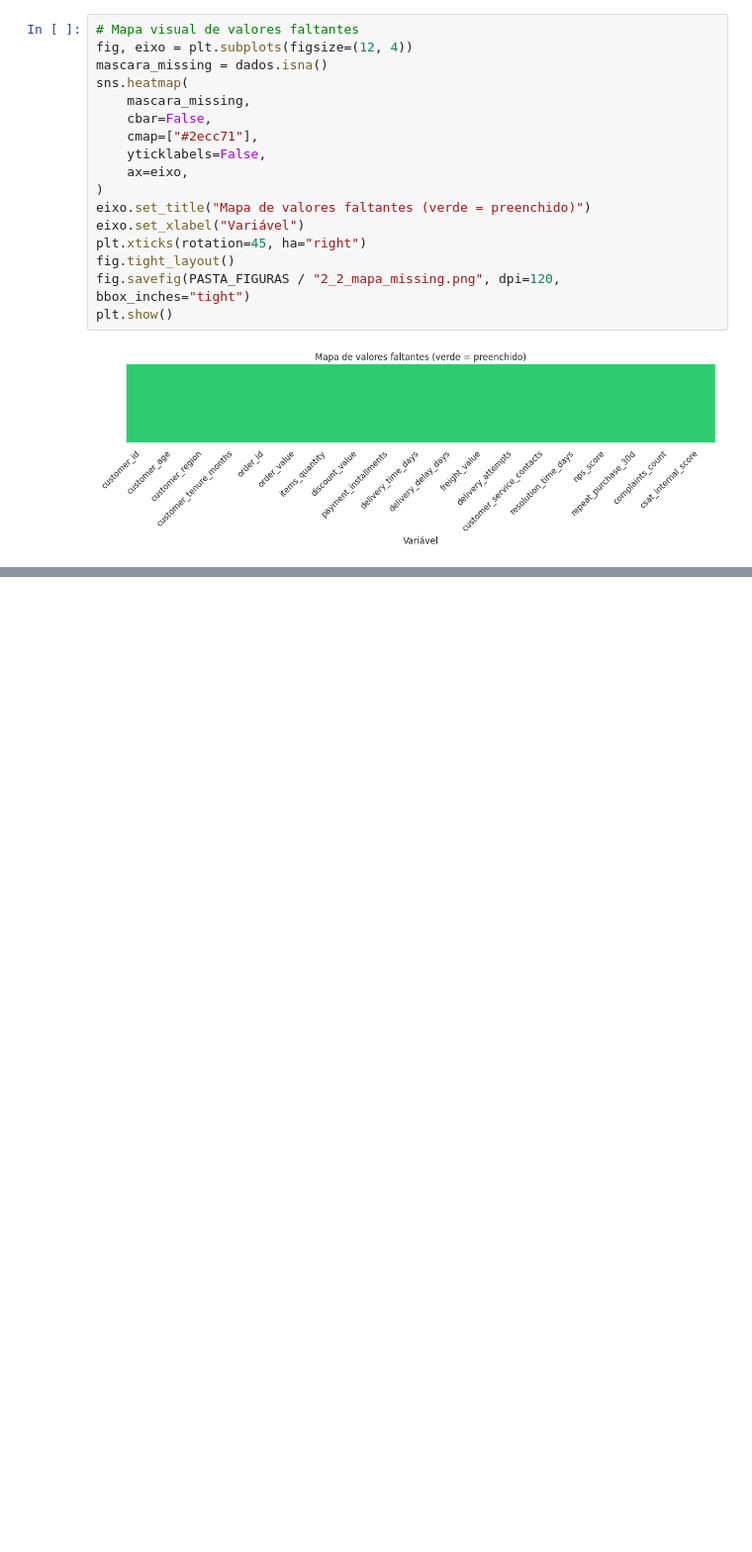
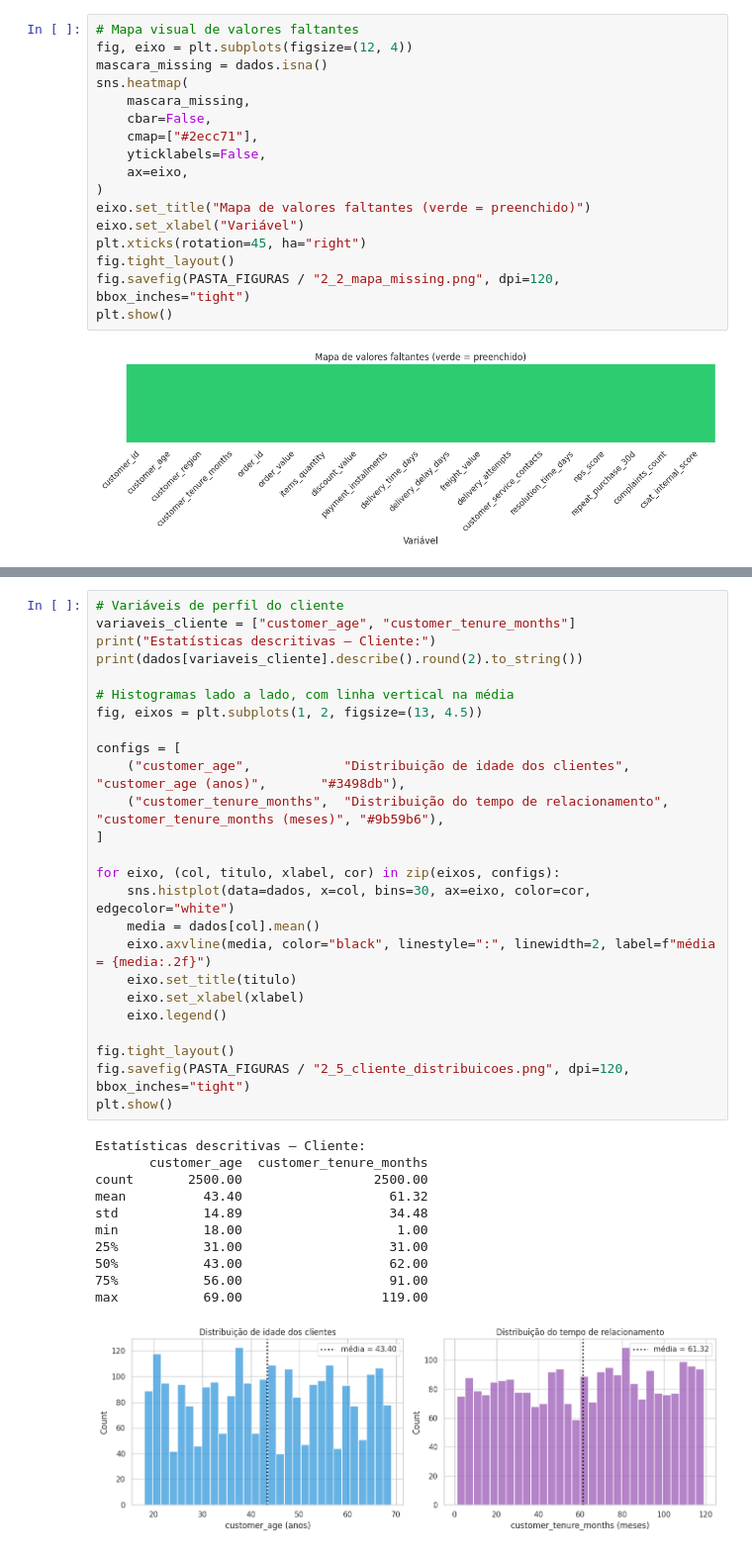
Before and after one commit to guillecosme/fiap-ai-scientist-tech-challange-fase-01, a Jupyter notebook: notebooks/02_data_understanding.ipynb, the cells around one changed output, grey strips where cells are left out. Shown at 99% size. Cells and saved outputs as stored; diff of their text form; blank space fills up the shorter version.

```diff
--- a/notebooks/02_data_understanding.ipynb
+++ b/notebooks/02_data_understanding.ipynb
@@ -214,0 +421,37 @@ plt.show()
+# %%
+# Variáveis de perfil do cliente
+variaveis_cliente = ["customer_age", "customer_tenure_months"]
+print("Estatísticas descritivas — Cliente:")
+print(dados[variaveis_cliente].describe().round(2).to_string())
+
+# Histogramas lado a lado, com linha vertical na média
+fig, eixos = plt.subplots(1, 2, figsize=(13, 4.5))
+
+configs = [
+    ("customer_age",            "Distribuição de idade dos clientes",      "customer_age (anos)",       "#3498db"),
+    ("customer_tenure_months",  "Distribuição do tempo de relacionamento", "customer_tenure_months (meses)", "#9b59b6"),
+]
+
+for eixo, (col, titulo, xlabel, cor) in zip(eixos, configs):
+    sns.histplot(data=dados, x=col, bins=30, ax=eixo, color=cor, edgecolor="white")
+    media = dados[col].mean()
+    eixo.axvline(media, color="black", linestyle=":", linewidth=2, label=f"média = {media:.2f}")
+    eixo.set_title(titulo)
+    eixo.set_xlabel(xlabel)
+    eixo.legend()
+
+fig.tight_layout()
+fig.savefig(PASTA_FIGURAS / "2_5_cliente_distribuicoes.png", dpi=120, bbox_inches="tight")
+plt.show()
+# %% [output]
+Estatísticas descritivas — Cliente:
+       customer_age  customer_tenure_months
+count       2500.00                 2500.00
+mean          43.40                   61.32
+std           14.89                   34.48
+min           18.00                    1.00
+25%           31.00                   31.00
+50%           43.00                   62.00
+75%           56.00                   91.00
+max           69.00                  119.00
+[figure, added]
```
Also changed, not shown: parts of 29 cells of this notebook, 8 other files.
